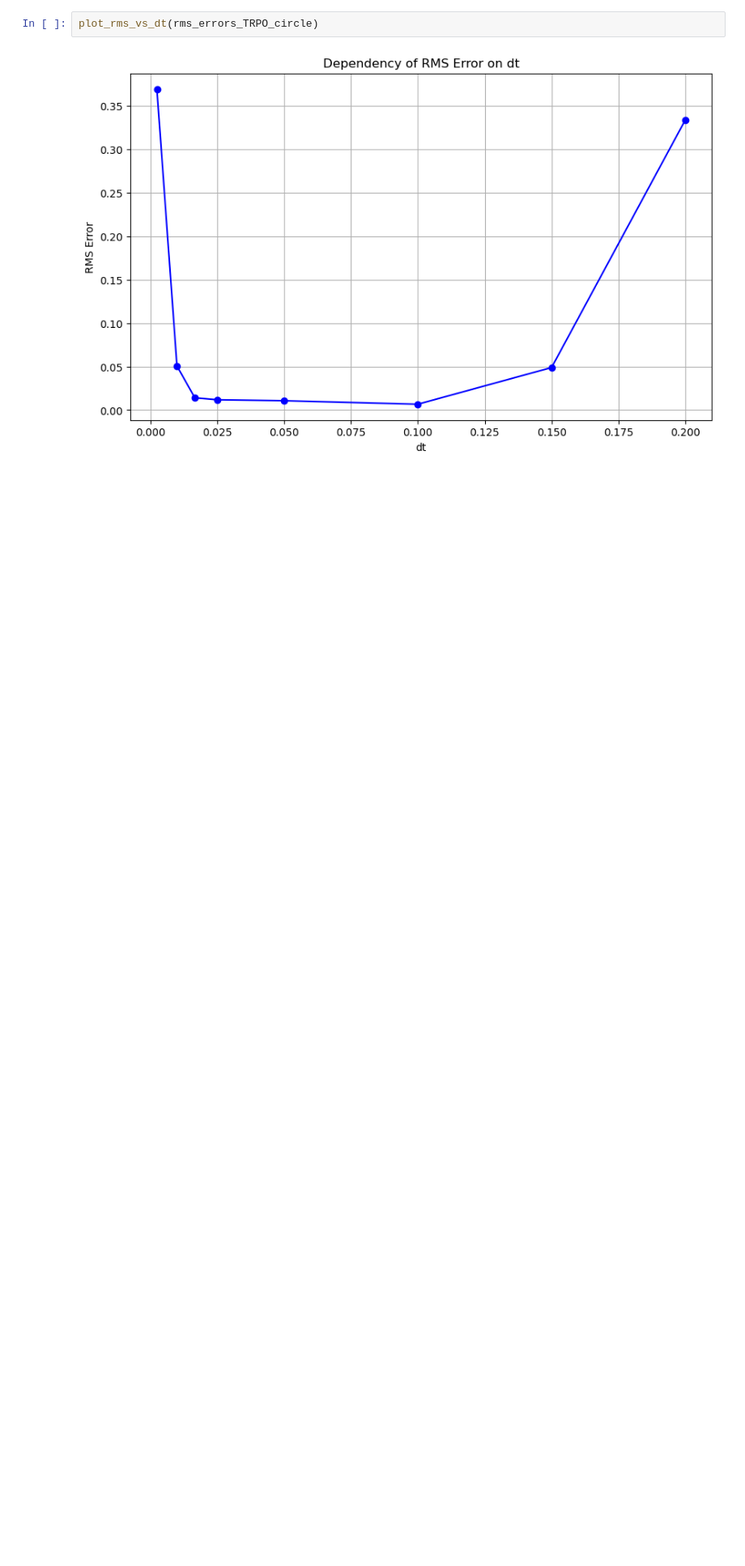
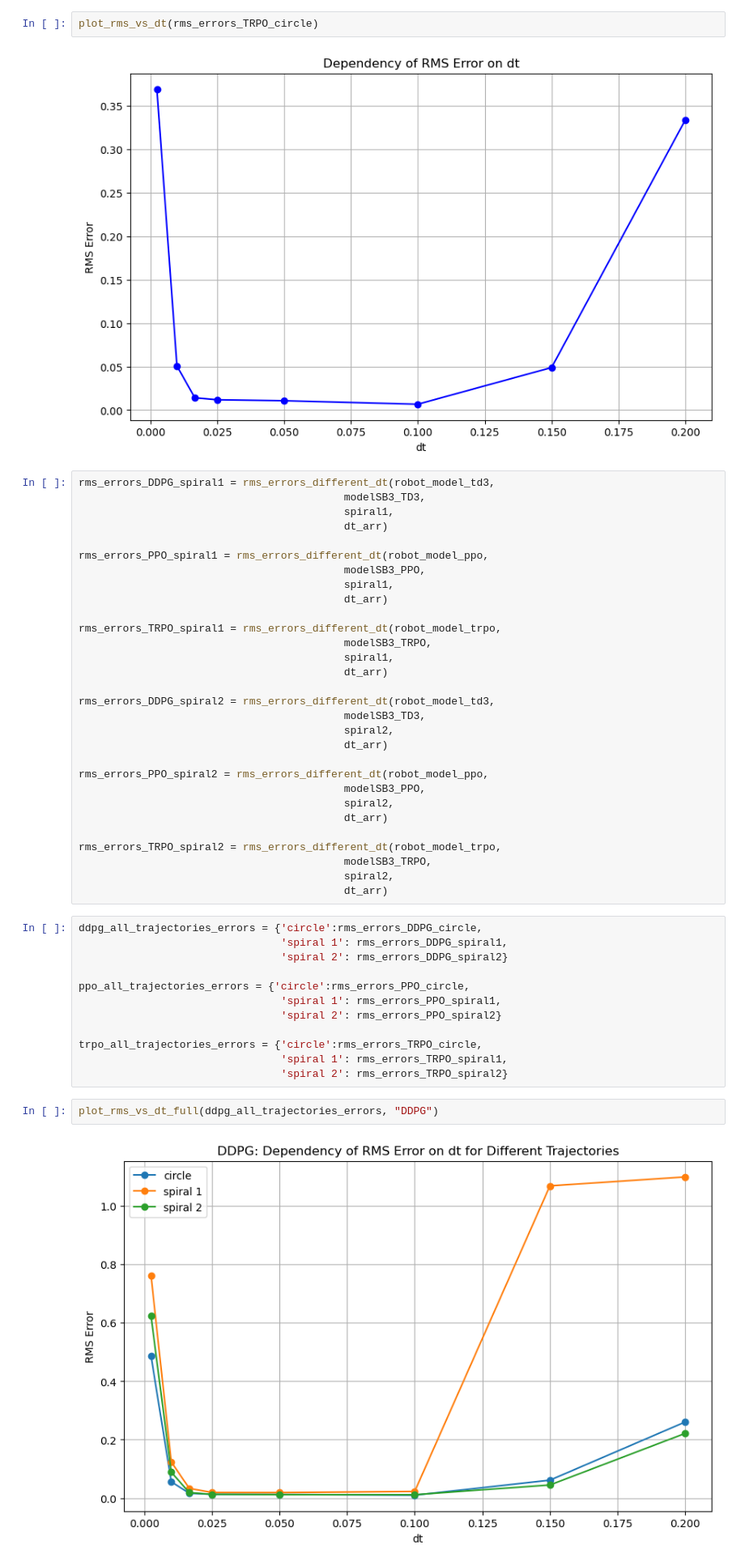
Before and after one commit to damurka5/RL_CDPR, a Jupyter notebook: notebooks/12_Variable_dt_evaluation.ipynb, the cells around one changed output. Shown at 81% size. Cells and saved outputs as stored; diff of their text form; blank space fills up the shorter version.

```diff
--- a/notebooks/12_Variable_dt_evaluation.ipynb
+++ b/notebooks/12_Variable_dt_evaluation.ipynb
@@ -568,3 +601,49 @@ plot_rms_vs_dt(rms_errors_PPO_circle)
 plot_rms_vs_dt(rms_errors_TRPO_circle)
 # %% [output]
 [figure]
+# %%
+rms_errors_DDPG_spiral1 = rms_errors_different_dt(robot_model_td3,
+                                          modelSB3_TD3,
+                                          spiral1,
+                                          dt_arr)
+
+rms_errors_PPO_spiral1 = rms_errors_different_dt(robot_model_ppo,
+                                          modelSB3_PPO,
+                                          spiral1,
+                                          dt_arr)
+
+rms_errors_TRPO_spiral1 = rms_errors_different_dt(robot_model_trpo,
+                                          modelSB3_TRPO,
+                                          spiral1,
+                                          dt_arr)
+
+rms_errors_DDPG_spiral2 = rms_errors_different_dt(robot_model_td3,
+                                          modelSB3_TD3,
+                                          spiral2,
+                                          dt_arr)
+
+rms_errors_PPO_spiral2 = rms_errors_different_dt(robot_model_ppo,
+                                          modelSB3_PPO,
+                                          spiral2,
+                                          dt_arr)
+
+rms_errors_TRPO_spiral2 = rms_errors_different_dt(robot_model_trpo,
+                                          modelSB3_TRPO,
+                                          spiral2,
+                                          dt_arr)
+# %%
+ddpg_all_trajectories_errors = {'circle':rms_errors_DDPG_circle,
+                                'spiral 1': rms_errors_DDPG_spiral1,
+                                'spiral 2': rms_errors_DDPG_spiral2}
+
+ppo_all_trajectories_errors = {'circle':rms_errors_PPO_circle,
+                                'spiral 1': rms_errors_PPO_spiral1,
+                                'spiral 2': rms_errors_PPO_spiral2}
+
+trpo_all_trajectories_errors = {'circle':rms_errors_TRPO_circle,
+                                'spiral 1': rms_errors_TRPO_spiral1,
+                                'spiral 2': rms_errors_TRPO_spiral2}
+# %%
+plot_rms_vs_dt_full(ddpg_all_trajectories_errors, "DDPG")
+# %% [output]
+[figure, added]
```
Also changed, not shown: parts of 9 cells of this notebook, 1 other file.
